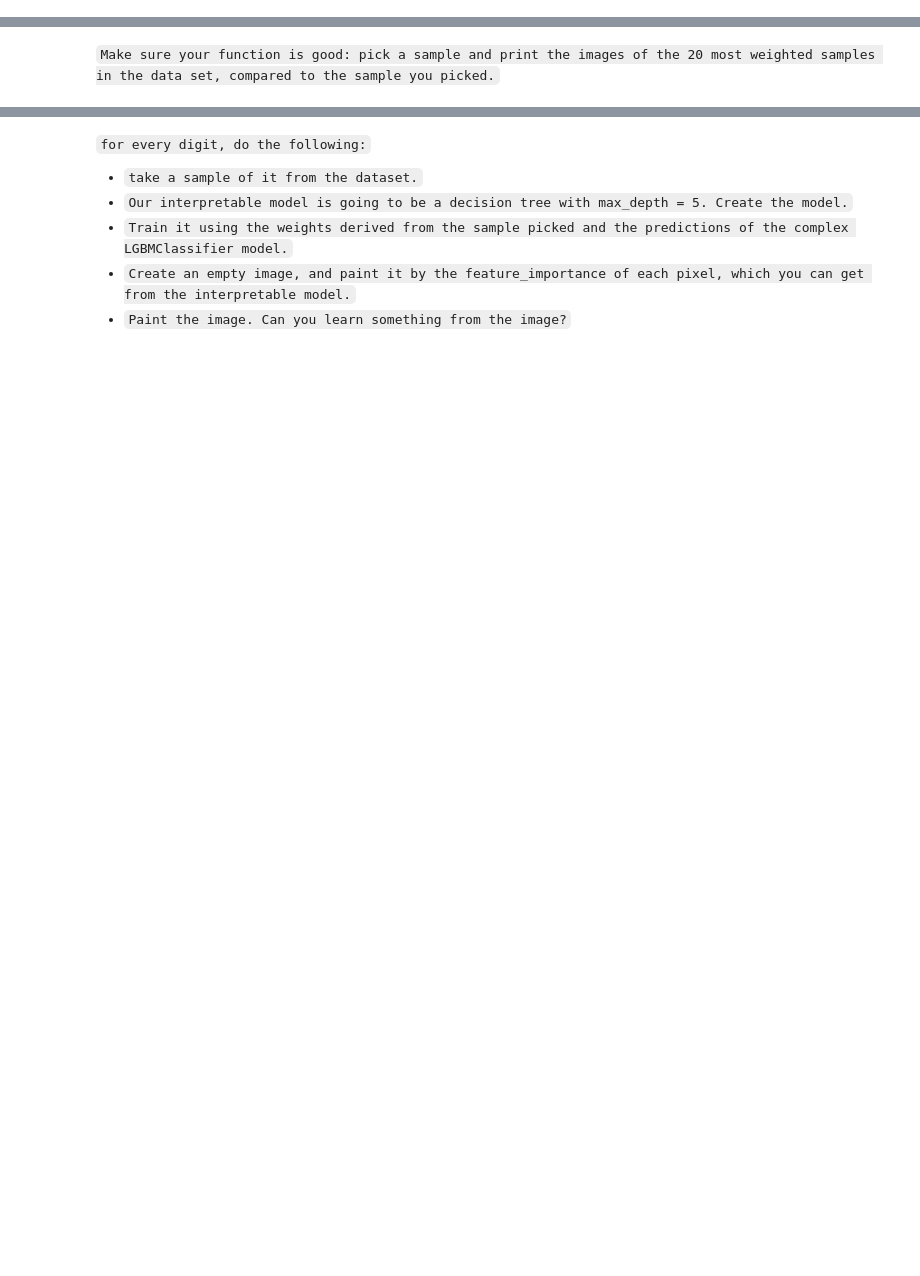
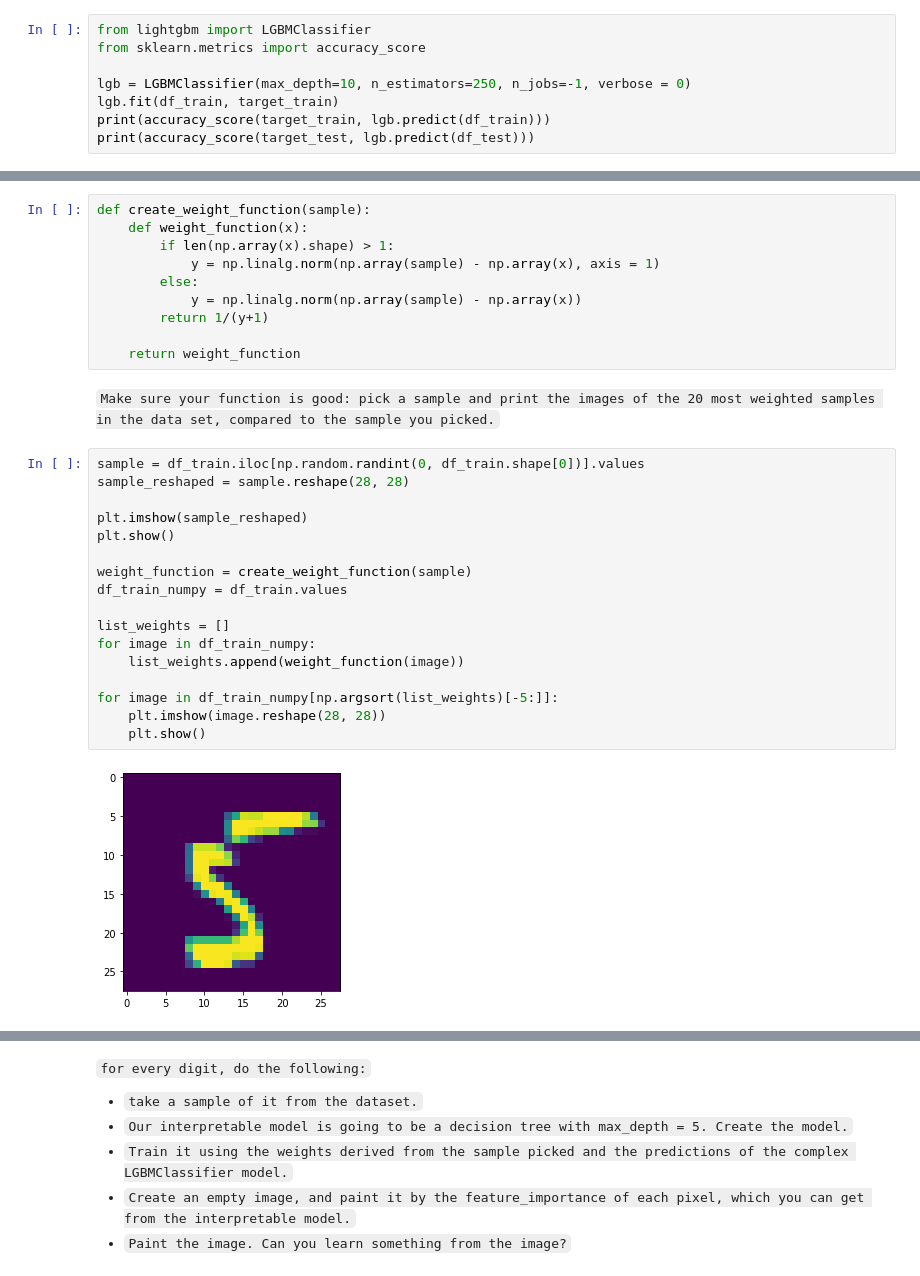
Before and after one commit to haroldbola/Course_Maphat, a Jupyter notebook: מודולים/בסיס - למידה חישובית/4. Decision Tree and Random forest exercise/Random Forest exercise.ipynb, the cells around one changed output, grey strips where cells are left out. Cells and saved outputs as stored; diff of their text form; blank space fills up the shorter version.

````diff
--- a/מודולים/בסיס - למידה חישובית/4. Decision Tree and Random forest exercise/Random Forest exercise.ipynb
+++ b/מודולים/בסיס - למידה חישובית/4. Decision Tree and Random forest exercise/Random Forest exercise.ipynb
@@ -482,3 +512,11 @@ df = df.drop('label', axis = 1)
 df_train, df_test, target_train, target_test = train_test_split(df, target, train_size = 0.7, test_size = 0.3)
 # %% [markdown]
 ```Train a LGBMClassifier on the data set, using max_depth=10, n_estimators=250 (and, of course, n_jobs = -1). How good is your model?```
+# %%
+from lightgbm import LGBMClassifier
+from sklearn.metrics import accuracy_score
+
+lgb = LGBMClassifier(max_depth=10, n_estimators=250, n_jobs=-1, verbose = 0)
+lgb.fit(df_train, target_train)
+print(accuracy_score(target_train, lgb.predict(df_train)))
+print(accuracy_score(target_test, lgb.predict(df_test)))
@@ -490,5 +555,34 @@ Create the targets (train and test) for the interpretable model, as described in
 
 ```where x is the original sample and y is the sample that we would like to get its weight.
 Note: we are about to use this function in order to define the "neighborhood" of a point - this definition is crucial in LIME.```
+# %%
+def create_weight_function(sample):
+    def weight_function(x):
+        if len(np.array(x).shape) > 1:
+            y = np.linalg.norm(np.array(sample) - np.array(x), axis = 1)
+        else:
+            y = np.linalg.norm(np.array(sample) - np.array(x))
+        return 1/(y+1)
+
+    return weight_function
 # %% [markdown]
 ```Make sure your function is good: pick a sample and print the images of the 20 most weighted samples in the data set, compared to the sample you picked.```
+# %%
+sample = df_train.iloc[np.random.randint(0, df_train.shape[0])].values
+sample_reshaped = sample.reshape(28, 28)
+
+plt.imshow(sample_reshaped)
+plt.show()
+
+weight_function = create_weight_function(sample)
+df_train_numpy = df_train.values
+
+list_weights = []
+for image in df_train_numpy:
+    list_weights.append(weight_function(image))
+
+for image in df_train_numpy[np.argsort(list_weights)[-5:]]:
+    plt.imshow(image.reshape(28, 28))
+    plt.show()
+# %% [output]
+[figure, added]
````
Also changed, not shown: parts of 10 cells of this notebook, 2 other files.
